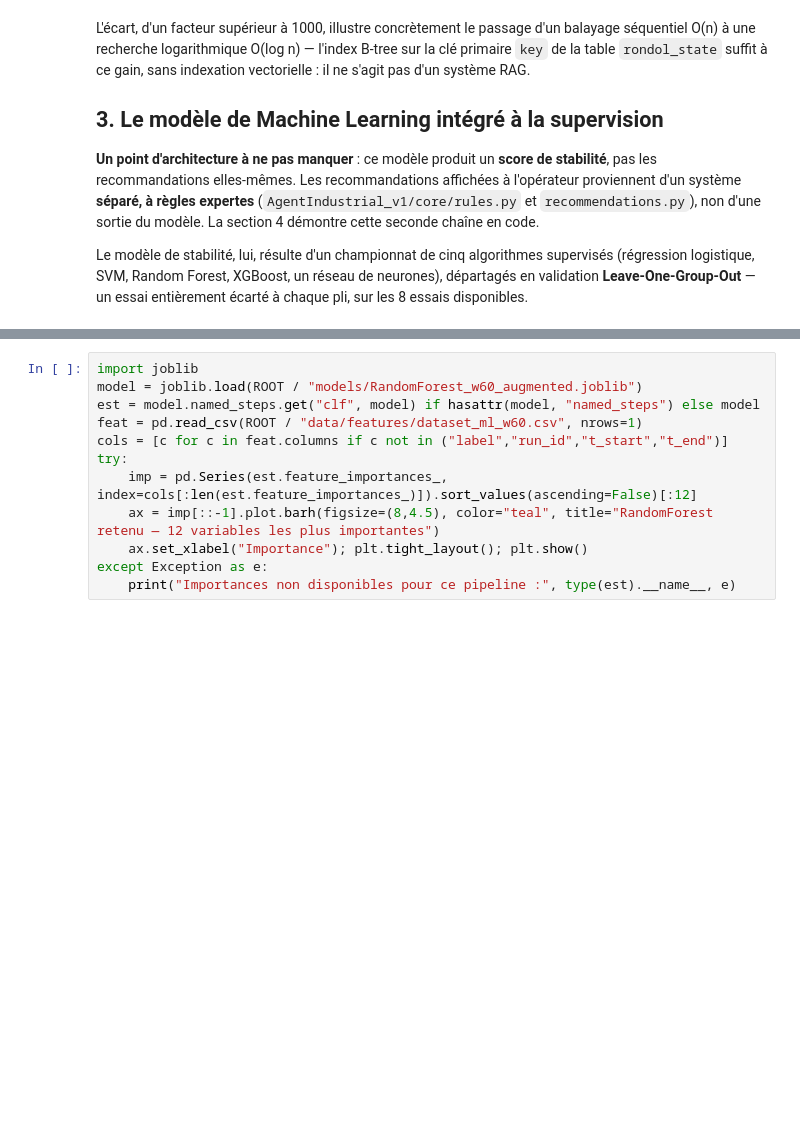
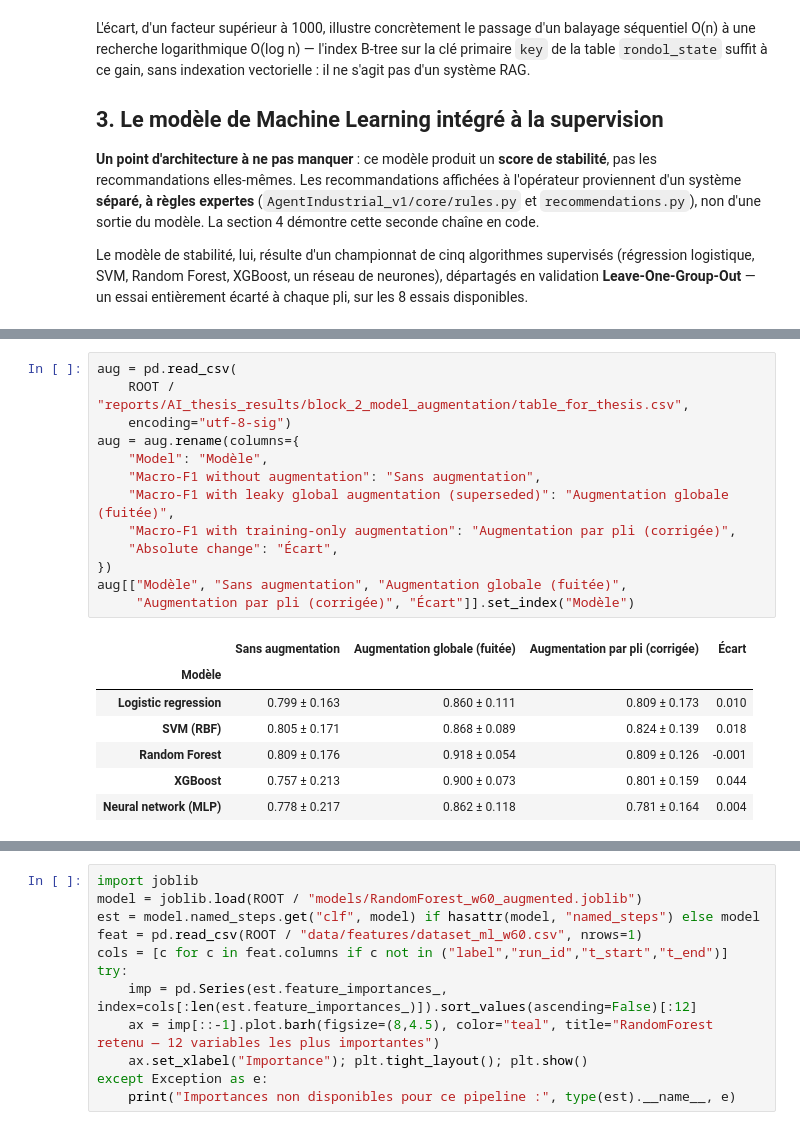
Before and after one commit to wilfried-mbeumi/rondol-process-supervision-demo, a Jupyter notebook: notebooks/notebook_application_rondol.ipynb, the cells around one changed output, grey strips where cells are left out. Drawn from its saved outputs; the diff is of its cells as text; blank space fills up the shorter version.

```diff
--- a/notebooks/notebook_application_rondol.ipynb
+++ b/notebooks/notebook_application_rondol.ipynb
@@ -255,0 +304,21 @@ pd.DataFrame(metrics["test"]).T[["accuracy","f1_macro","f1_unstable","roc_auc"]]
+# %%
+aug = pd.read_csv(
+    ROOT / "reports/AI_thesis_results/block_2_model_augmentation/table_for_thesis.csv",
+    encoding="utf-8-sig")
+aug = aug.rename(columns={
+    "Model": "Modèle",
+    "Macro-F1 without augmentation": "Sans augmentation",
+    "Macro-F1 with leaky global augmentation (superseded)": "Augmentation globale (fuitée)",
+    "Macro-F1 with training-only augmentation": "Augmentation par pli (corrigée)",
+    "Absolute change": "Écart",
+})
+aug[["Modèle", "Sans augmentation", "Augmentation globale (fuitée)",
+     "Augmentation par pli (corrigée)", "Écart"]].set_index("Modèle")
+# %% [output]
+|  | Sans augmentation | Augmentation globale (fuitée) | Augmentation par pli (corrigée) | Écart |
+| Modèle |  |  |  |  |
+| Logistic regression | 0.799 ± 0.163 | 0.860 ± 0.111 | 0.809 ± 0.173 | 0.010 |
+| SVM (RBF) | 0.805 ± 0.171 | 0.868 ± 0.089 | 0.824 ± 0.139 | 0.018 |
+| Random Forest | 0.809 ± 0.176 | 0.918 ± 0.054 | 0.809 ± 0.126 | -0.001 |
+| XGBoost | 0.757 ± 0.213 | 0.900 ± 0.073 | 0.801 ± 0.159 | 0.044 |
+| Neural network (MLP) | 0.778 ± 0.217 | 0.862 ± 0.118 | 0.781 ± 0.164 | 0.004 |
```
Also changed, not shown: parts of 11 cells of this notebook, 4 other files.
